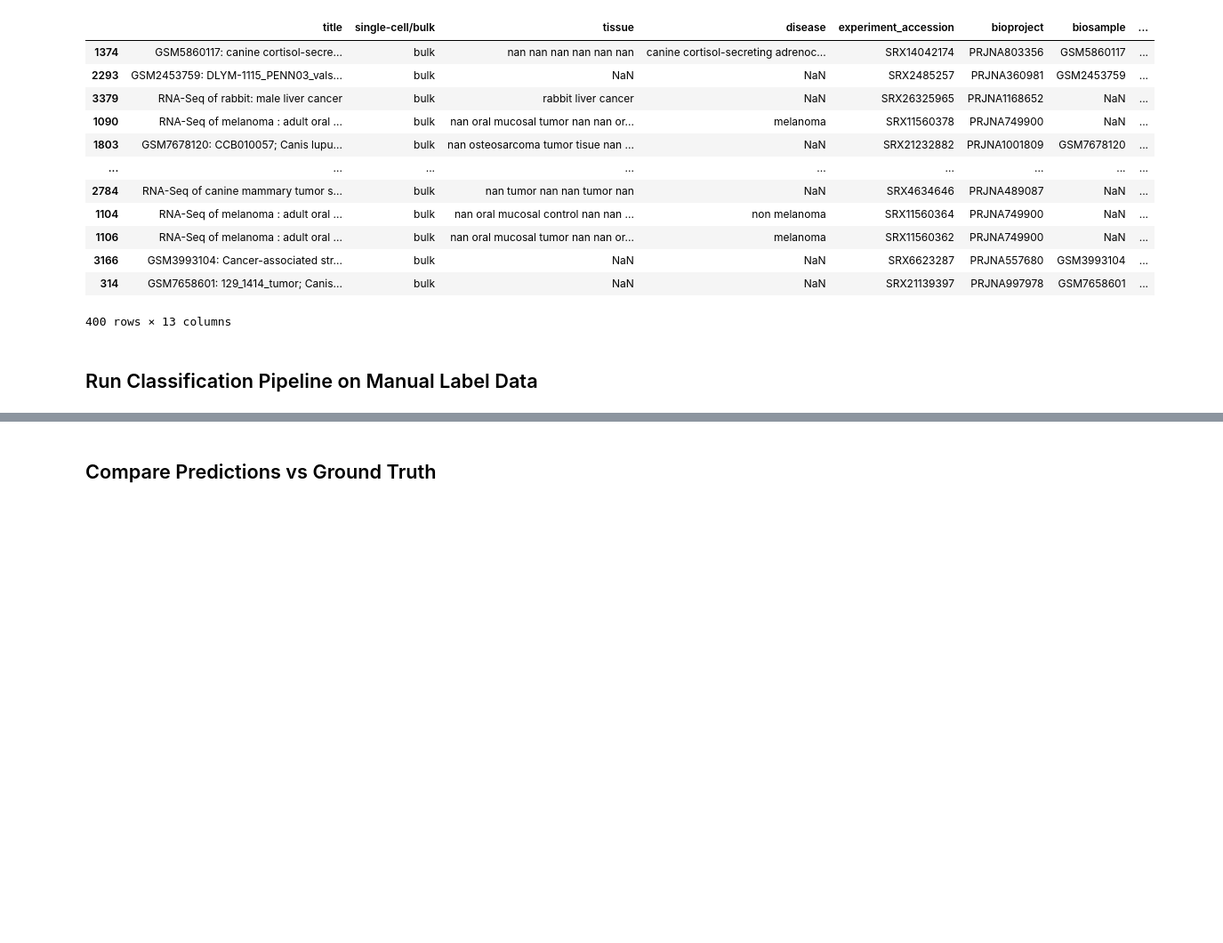
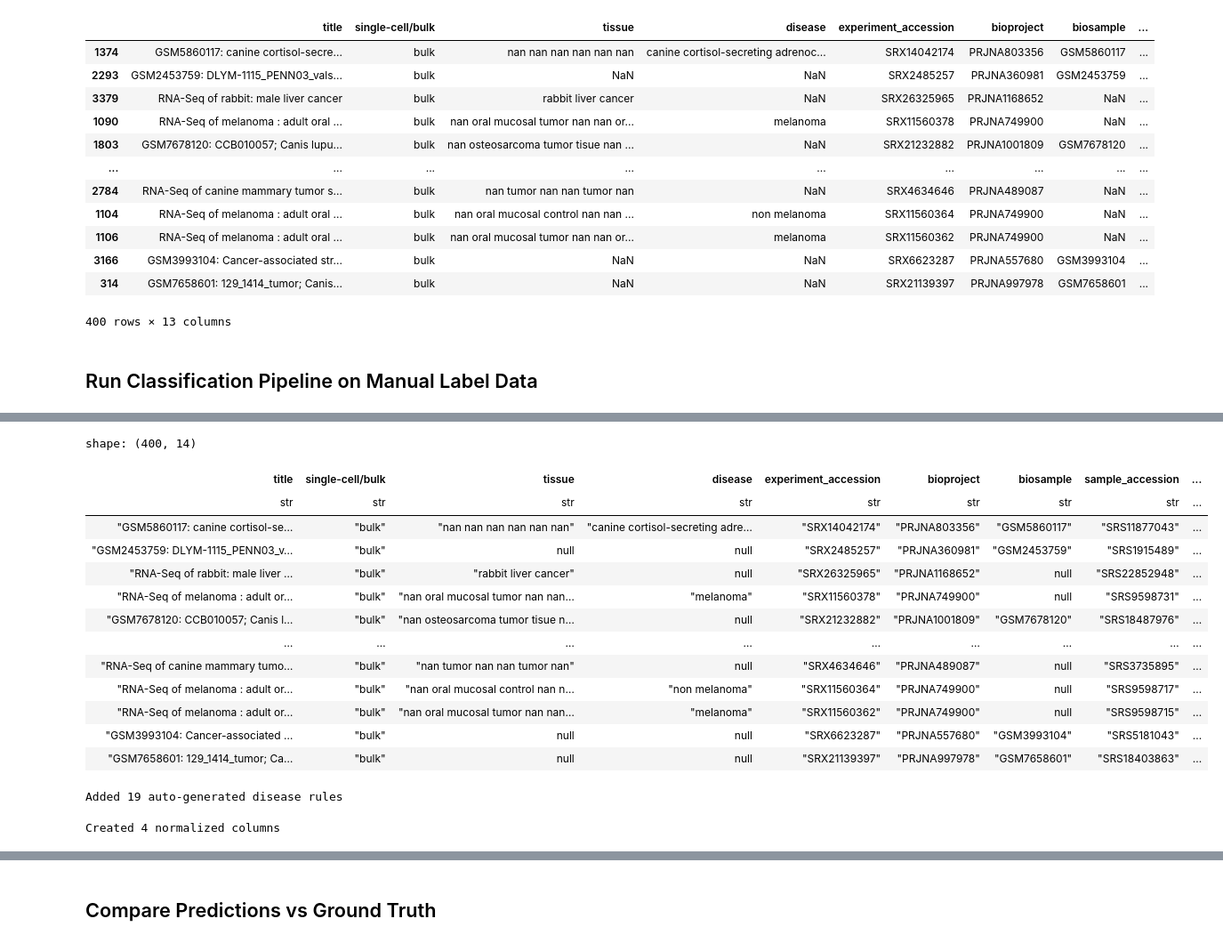
Before and after one commit to NathanG1en/Paipu-Cleaner-Cancers, a Jupyter notebook: test.ipynb, the cells around one changed output, grey strips where cells are left out. Shown at 89% size. Cells and saved outputs as stored; diff of their text form; code cells hidden in the pictures; blank space fills up the shorter version.

```diff
--- a/test.ipynb
+++ b/test.ipynb
@@ -119,3 +121,22 @@ excel_pl = pl.read_excel("outputs/manual_label_not_mouse.xlsx")
+# %%
+excel_pl=excel_pl.select(excel_pl.columns[:-1])
+# %%
+excel_pl
+# %% [output]
+shape: (400, 14)
+| title | single-cell/bulk | tissue | disease | experiment_accession | bioproject | biosample | sample_accession | ... |
+| str | str | str | str | str | str | str | str | ... |
+| "GSM5860117: canine cortisol-se… | "bulk" | "nan nan nan nan nan nan" | "canine cortisol-secreting adre… | "SRX14042174" | "PRJNA803356" | "GSM5860117" | "SRS11877043" | ... |
+| "GSM2453759: DLYM-1115_PENN03_v… | "bulk" | null | null | "SRX2485257" | "PRJNA360981" | "GSM2453759" | "SRS1915489" | ... |
+| "RNA-Seq of rabbit: male liver … | "bulk" | "rabbit liver cancer" | null | "SRX26325965" | "PRJNA1168652" | null | "SRS22852948" | ... |
+| "RNA-Seq of melanoma : adult or… | "bulk" | "nan oral mucosal tumor nan nan… | "melanoma" | "SRX11560378" | "PRJNA749900" | null | "SRS9598731" | ... |
+| "GSM7678120: CCB010057; Canis l… | "bulk" | "nan osteosarcoma tumor tisue n… | null | "SRX21232882" | "PRJNA1001809" | "GSM7678120" | "SRS18487976" | ... |
+| … | … | … | … | … | … | … | … | ... |
+| "RNA-Seq of canine mammary tumo… | "bulk" | "nan tumor nan nan tumor nan" | null | "SRX4634646" | "PRJNA489087" | null | "SRS3735895" | ... |
+| "RNA-Seq of melanoma : adult or… | "bulk" | "nan oral mucosal control nan n… | "non melanoma" | "SRX11560364" | "PRJNA749900" | null | "SRS9598717" | ... |
+| "RNA-Seq of melanoma : adult or… | "bulk" | "nan oral mucosal tumor nan nan… | "melanoma" | "SRX11560362" | "PRJNA749900" | null | "SRS9598715" | ... |
+| "GSM3993104: Cancer-associated … | "bulk" | null | null | "SRX6623287" | "PRJNA557680" | "GSM3993104" | "SRS5181043" | ... |
+| "GSM7658601: 129_1414_tumor; Ca… | "bulk" | null | null | "SRX21139397" | "PRJNA997978" | "GSM7658601" | "SRS18403863" | ... |
 # %%
 # Initialize MedSpaCy pipeline
 cancer_rules, non_cancer_rules = get_default_target_rules()
@@ -129,11 +150,15 @@ if auto_rules:
     tm = nlp.get_pipe("medspacy_target_matcher")
     tm.add(auto_rules)
     print(f"Added {len(auto_rules)} auto-generated disease rules")
+# %% [output]
+Added 19 auto-generated disease rules
 # %%
 # Preprocess text columns
 config = TextColumnConfig()
 excel_pl, col_tiers = preprocess_dataframe(excel_pl, config=config, include_discovered=False)
 print(f"Created {len(col_tiers['normalized'])} normalized columns")
+# %% [output]
+Created 4 normalized columns
 # %%
 # Run classification
 predicted_df = classify_cancer_samples(excel_pl, nlp_pipeline=nlp, batch_size=64, use_normalized=True)
```
Also changed, not shown: parts of 11 cells of this notebook, 4 other files.
